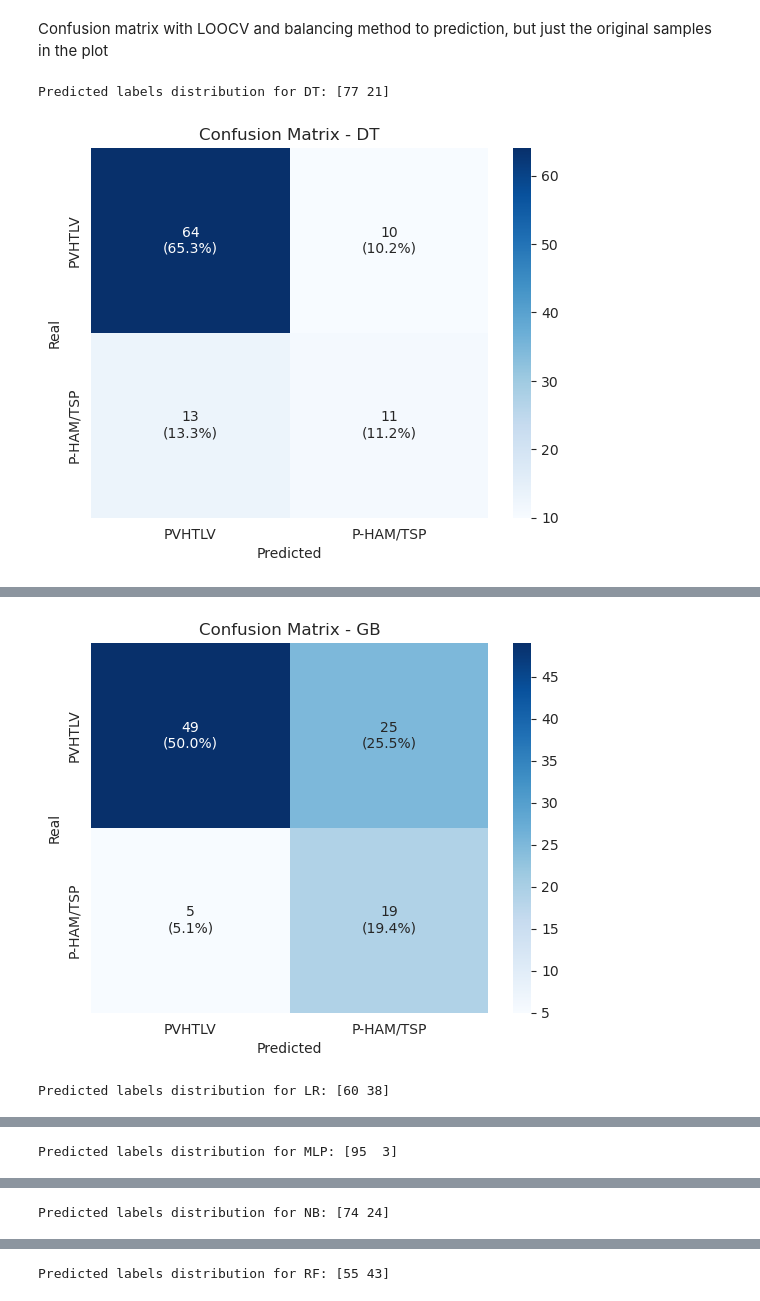
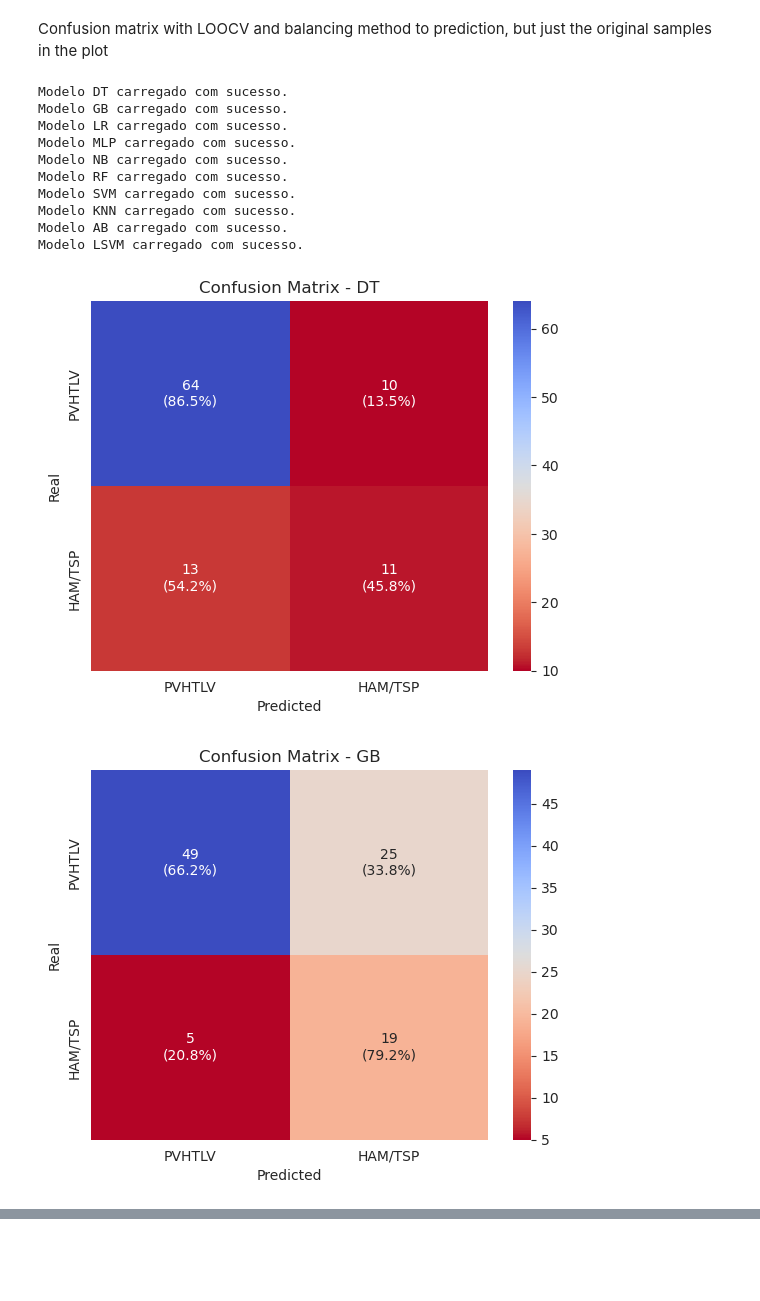
Before and after one commit to MatheusABomfim/ENTDP1_ML, a Jupyter notebook: Clinical_dataset/scripts/3_MEST_HTLV+ENTPD1+CLINICAL_Evaluation_metrics.ipynb, the cells around one changed output, grey strips where cells are left out. Cells and saved outputs as stored; diff of their text form; code cells hidden in the pictures; blank space fills up the shorter version.

```diff
--- a/Clinical_dataset/scripts/3_MEST_HTLV+ENTPD1+CLINICAL_Evaluation_metrics.ipynb
+++ b/Clinical_dataset/scripts/3_MEST_HTLV+ENTPD1+CLINICAL_Evaluation_metrics.ipynb
@@ -585,54 +596,69 @@ def get_balancing_method():
         print(f"Método de balanceamento desconhecido: {balancing_method_selected}")
         return None
 
-def plot_confusion_matrix(model_name):
-
-    # Select the model
+def plot_confusion_matrix_with_row_percentages(model_name, X, y, loo):
     model = classifiers[model_name]
 
     # Get the balancing method
     balancing_method = get_balancing_method()
 
     # Define the pipeline using the balancing method and the classifier
     pipeline = Pipeline([
-        ('balancing', balancing_method),  # Balanceamento usando método selecionado
-        ('classifier', model)  # Classificador
+        ('balancing', balancing_method),
+        ('classifier', model)
     ])
 
-    # Making predictions using cross_val_predict with the pipeline
+    # Making predictions using cross_val_predict
     y_preds = cross_val_predict(pipeline, X, y, cv=loo)
 
     # Calculate the confusion matrix
     cm = confusion_matrix(y, y_preds)
 
-    # Print the predicted labels distribution for debugging
-    print(f"Predicted labels distribution for {model_name}: {np.bincount(y_preds)}")
+    # Convert confusion matrix to percentages per row
+    cm_percent_row = cm.astype('float') / cm.sum(axis=1)[:, np.newaxis] * 100
+    cm_percent_row = np.nan_to_num(cm_percent_row)  # Handle divisions by zero
 
-    # Calculate percentages for each element in the confusion matrix
-    cm_percentage = cm.astype('float') / cm.sum() * 100
+    # Define custom labels
+    labels = ['PVHTLV', 'HAM/TSP']
 
-    # Create a custom annotation with both count and percentage
-    annotations = np.empty_like(cm).astype(str)
+    # Create annotations combining absolute values and percentages per row
+    annot = np.empty_like(cm).astype(str)
     for i in range(cm.shape[0]):
         for j in range(cm.shape[1]):
-            annotations[i, j] = f'{cm[i, j]}\n({cm_percentage[i, j]:.1f}%)'
+            annot[i, j] = f'{cm[i, j]}\n({cm_percent_row[i, j]:.1f}%)'
 
-    # Define custom labels
-    labels = ['PVHTLV', 'P-HAM/TSP']
-
-    # Plot the heatmap with the custom annotations
-    sns.heatmap(cm, annot=annotations, fmt='', cmap='Blues', xticklabels=labels, yticklabels=labels)
+    # Plot the heat map
+    sns.heatmap(cm, annot=annot, fmt='', cmap='coolwarm_r', xticklabels=labels, yticklabels=labels)
     plt.xlabel('Predicted')
     plt.ylabel('Real')
     plt.title(f'Confusion Matrix - {model_name}')
 
     # Save the picture
     plt.savefig(f'../results/{model_name}_confusion_matrix.jpeg')
     plt.show()
 
-# Iterating over each model in classifiers
-for model_name in classifiers:
-    plot_confusion_matrix(model_name)
+# Iterate over all the model names and load them
+for model_name in model_names:
+    load_model(model_name)
+
+# Example: Assume X, y, and loo are already defined as your dataset and cross-validation strategy
+# Plot the confusion matrix for each loaded model
+for model_name in model_names:
+    if model_name in classifiers:  # Only plot if the model is loaded successfully
+        plot_confusion_matrix_with_row_percentages(model_name, X, y, loo)
+
+# Print the classifiers dictionary to verify if models were loaded successfully
+print(classifiers)
 # %% [output]
-Predicted labels distribution for DT: [77 21]
+Modelo DT carregado com sucesso.
+Modelo GB carregado com sucesso.
+Modelo LR carregado com sucesso.
+Modelo MLP carregado com sucesso.
+Modelo NB carregado com sucesso.
+Modelo RF carregado com sucesso.
+Modelo SVM carregado com sucesso.
+Modelo KNN carregado com sucesso.
+Modelo AB carregado com sucesso.
+Modelo LSVM carregado com sucesso.
-[figure, old version]
+[figure, new version]
+[figure, new version]
@@ -640,2 +689,0 @@ Predicted labels distribution for GB: [54 44]
-[figure, old version]
-Predicted labels distribution for LR: [60 38]
@@ -643 +689,0 @@ Predicted labels distribution for LR: [60 38]
-Predicted labels distribution for MLP: [95  3]
@@ -645 +689,0 @@ Predicted labels distribution for MLP: [95  3]
-Predicted labels distribution for NB: [74 24]
@@ -647 +689,0 @@ Predicted labels distribution for NB: [74 24]
-Predicted labels distribution for RF: [55 43]
```
Also changed, not shown: parts of 3 cells of this notebook.
